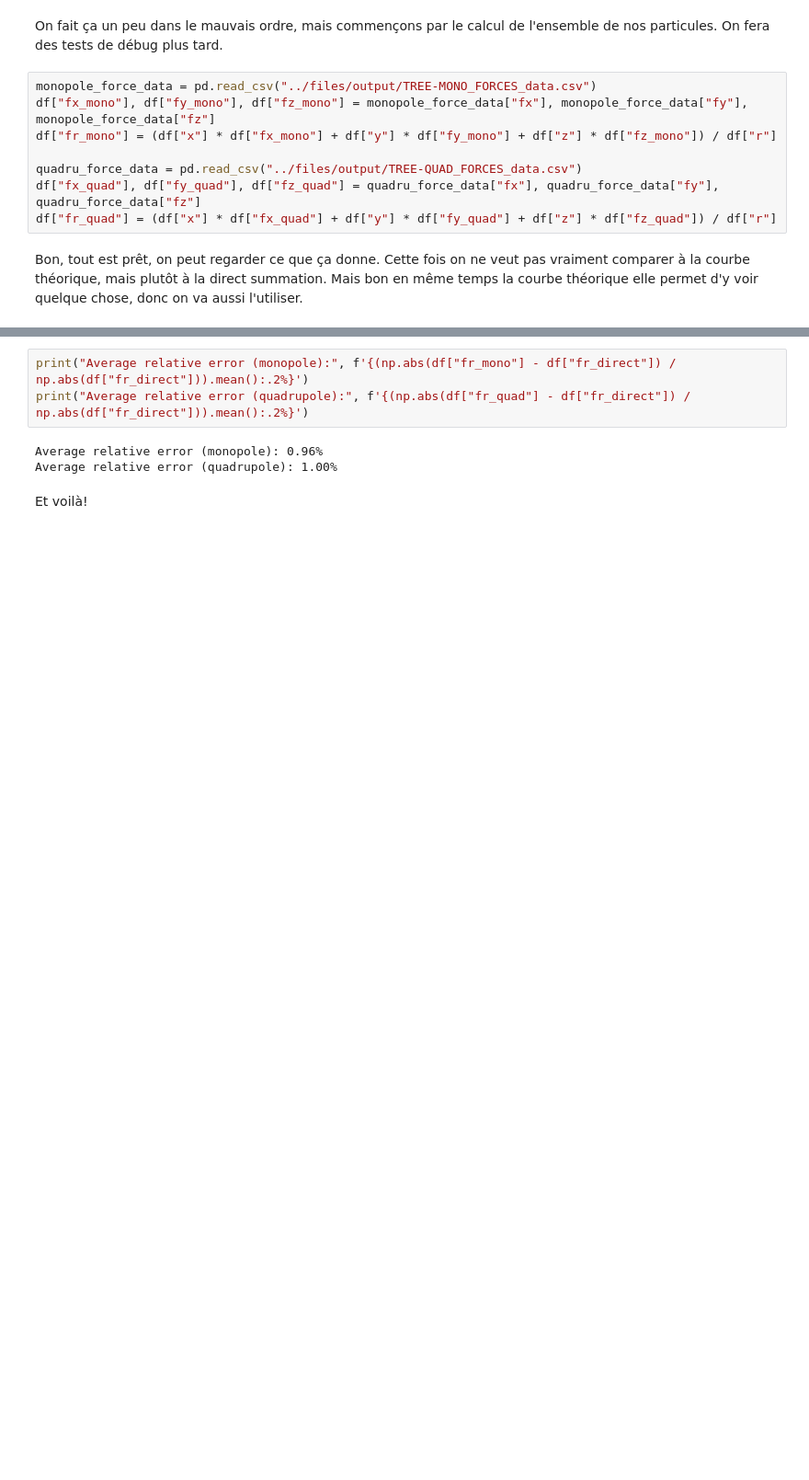
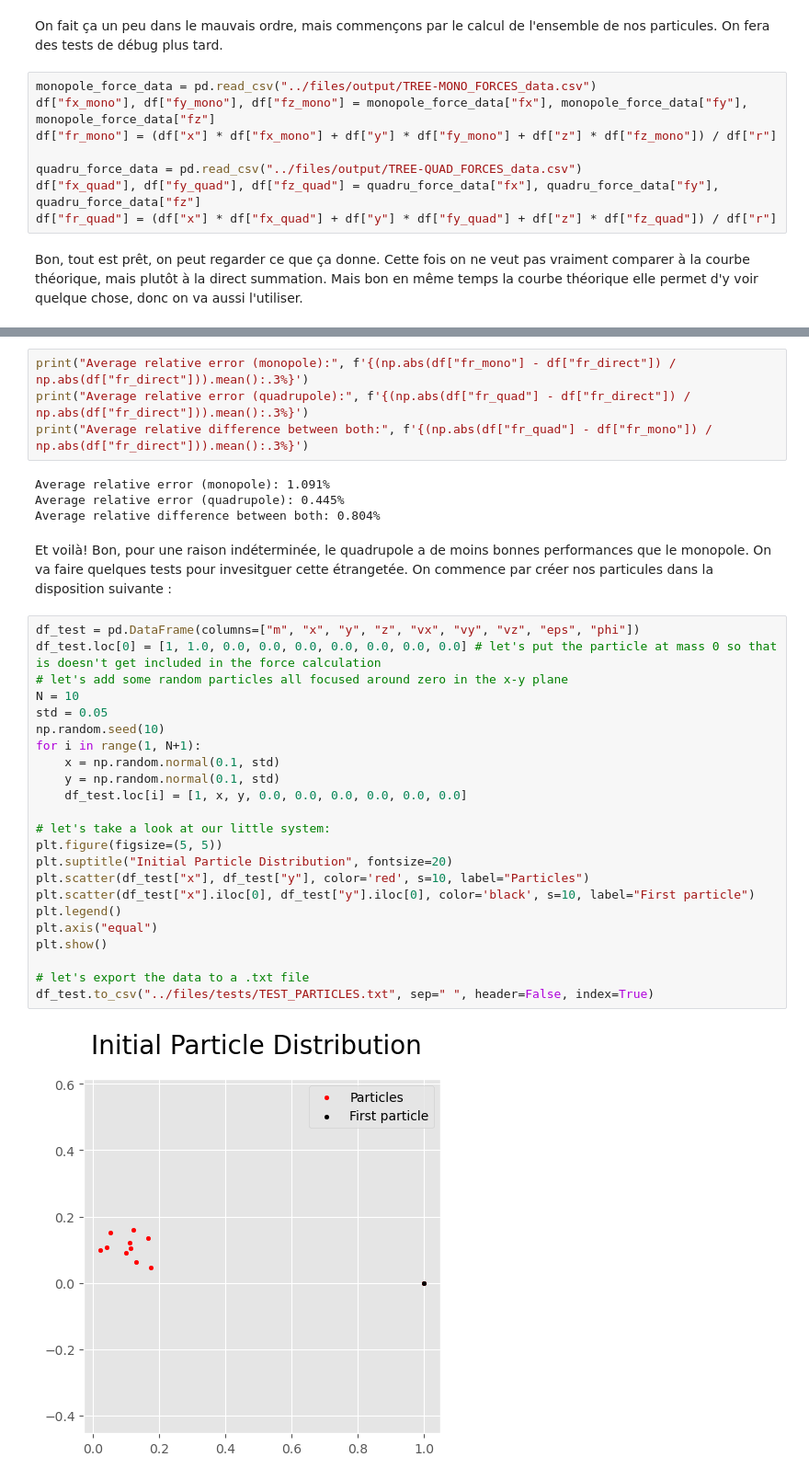
Before and after one commit to ProfesseurShadoko/compastro, a Jupyter notebook: scripts/main.ipynb, the cells around one changed output, grey strips where cells are left out. Shown at 92% size. Drawn from its saved outputs; the diff is of its cells as text; blank space fills up the shorter version.

```diff
--- a/scripts/main.ipynb
+++ b/scripts/main.ipynb
@@ -420,8 +426,35 @@ plt.show()
 # %%
-print("Average relative error (monopole):", f'{(np.abs(df["fr_mono"] - df["fr_direct"]) / np.abs(df["fr_direct"])).mean():.2%}')
-print("Average relative error (quadrupole):", f'{(np.abs(df["fr_quad"] - df["fr_direct"]) / np.abs(df["fr_direct"])).mean():.2%}')
+print("Average relative error (monopole):", f'{(np.abs(df["fr_mono"] - df["fr_direct"]) / np.abs(df["fr_direct"])).mean():.3%}')
+print("Average relative error (quadrupole):", f'{(np.abs(df["fr_quad"] - df["fr_direct"]) / np.abs(df["fr_direct"])).mean():.3%}')
+print("Average relative difference between both:", f'{(np.abs(df["fr_quad"] - df["fr_mono"]) / np.abs(df["fr_direct"])).mean():.3%}')
 # %% [output]
-Average relative error (monopole): 0.96%
-Average relative error (quadrupole): 1.00%
+Average relative error (monopole): 1.091%
+Average relative error (quadrupole): 0.445%
+Average relative difference between both: 0.804%
-# %% [markdown]
-Et voilà!
+# %% [markdown]
+Et voilà! Bon, pour une raison indéterminée, le quadrupole a de moins bonnes performances que le monopole. On va faire quelques tests pour invesitguer cette étrangetée. On commence par créer nos particules dans la disposition suivante :
+# %%
+df_test = pd.DataFrame(columns=["m", "x", "y", "z", "vx", "vy", "vz", "eps", "phi"])
+df_test.loc[0] = [1, 1.0, 0.0, 0.0, 0.0, 0.0, 0.0, 0.0, 0.0] # let's put the particle at mass 0 so that is doesn't get included in the force calculation
+# let's add some random particles all focused around zero in the x-y plane
+N = 10
+std = 0.05
+np.random.seed(10)
+for i in range(1, N+1):
+    x = np.random.normal(0.1, std)
+    y = np.random.normal(0.1, std)
+    df_test.loc[i] = [1, x, y, 0.0, 0.0, 0.0, 0.0, 0.0, 0.0]
+
+# let's take a look at our little system:
+plt.figure(figsize=(5, 5))
+plt.suptitle("Initial Particle Distribution", fontsize=20)
+plt.scatter(df_test["x"], df_test["y"], color='red', s=10, label="Particles")
+plt.scatter(df_test["x"].iloc[0], df_test["y"].iloc[0], color='black', s=10, label="First particle")
+plt.legend()
+plt.axis("equal")
+plt.show()
+
+# let's export the data to a .txt file
+df_test.to_csv("../files/tests/TEST_PARTICLES.txt", sep=" ", header=False, index=True)
+# %% [output]
+[figure, added]
```
Also changed, not shown: parts of 14 cells of this notebook, 3 other files.
